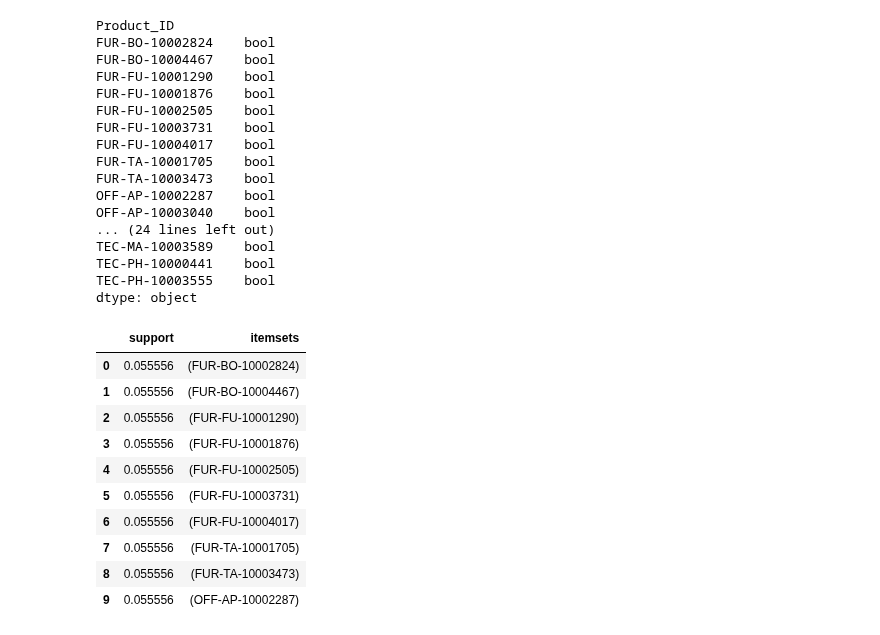
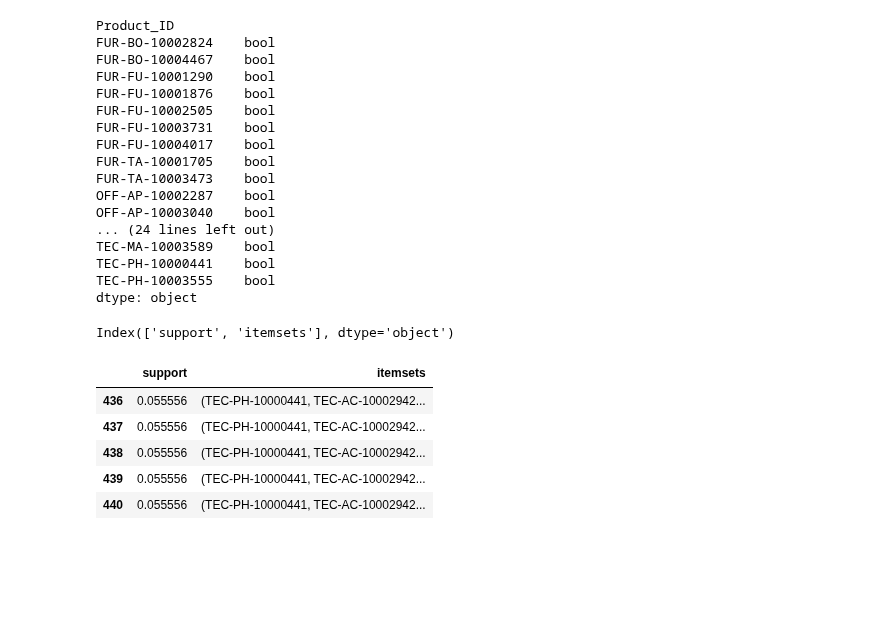
Before and after one commit to zaferavci1/Miuul, a Jupyter notebook: Miuul-Python/originalDataSuperstore.ipynb, the cells around one changed output. Cells and saved outputs as stored; diff of their text form; code cells hidden in the pictures; blank space fills up the shorter version.

```diff
--- a/Miuul-Python/originalDataSuperstore.ipynb
+++ b/Miuul-Python/originalDataSuperstore.ipynb
@@ -236,15 +237,14 @@ from mlxtend.frequent_patterns import apriori
 # %%
-df2 = apriori(basket, min_support=0.05, use_colnames = True)
-df2.head(10)
+df2 = apriori(basket, min_support=0.02, use_colnames = True)
+df2.columns
 # %% [output]
-|  | support | itemsets |
-| 0 | 0.055556 | (FUR-BO-10002824) |
-| 1 | 0.055556 | (FUR-BO-10004467) |
-| 2 | 0.055556 | (FUR-FU-10001290) |
-| 3 | 0.055556 | (FUR-FU-10001876) |
-| 4 | 0.055556 | (FUR-FU-10002505) |
-| 5 | 0.055556 | (FUR-FU-10003731) |
-| 6 | 0.055556 | (FUR-FU-10004017) |
-| 7 | 0.055556 | (FUR-TA-10001705) |
-| 8 | 0.055556 | (FUR-TA-10003473) |
-| 9 | 0.055556 | (OFF-AP-10002287) |
+Index(['support', 'itemsets'], dtype='object')
+# %%
+df2.tail()
+# %% [output]
+|  | support | itemsets |
+| 436 | 0.055556 | (TEC-PH-10000441, TEC-AC-10002942... |
+| 437 | 0.055556 | (TEC-PH-10000441, TEC-AC-10002942... |
+| 438 | 0.055556 | (TEC-PH-10000441, TEC-AC-10002942... |
+| 439 | 0.055556 | (TEC-PH-10000441, TEC-AC-10002942... |
+| 440 | 0.055556 | (TEC-PH-10000441, TEC-AC-10002942... |
```
Also changed, not shown: parts of 5 cells of this notebook, 31 other files.
